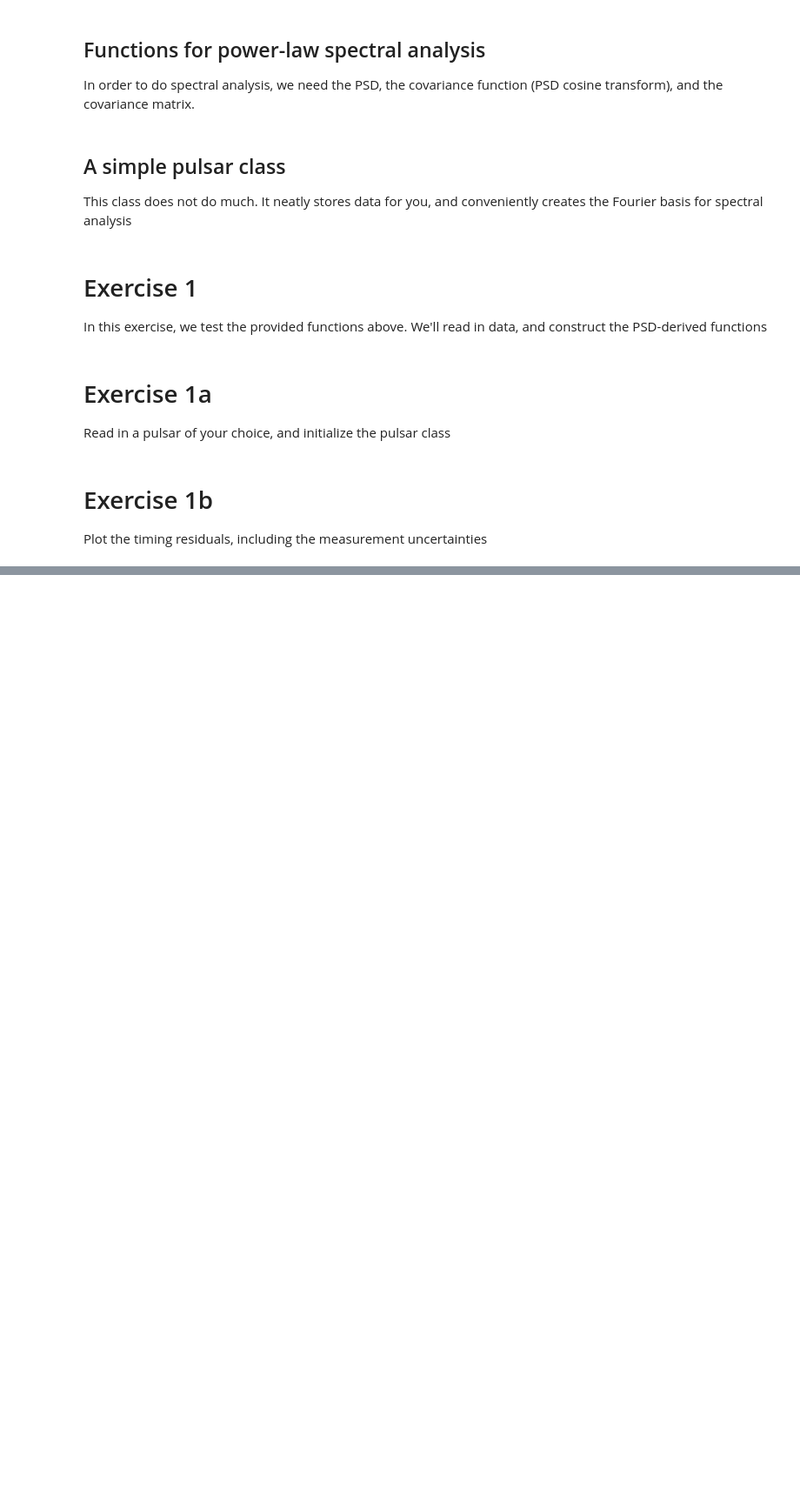
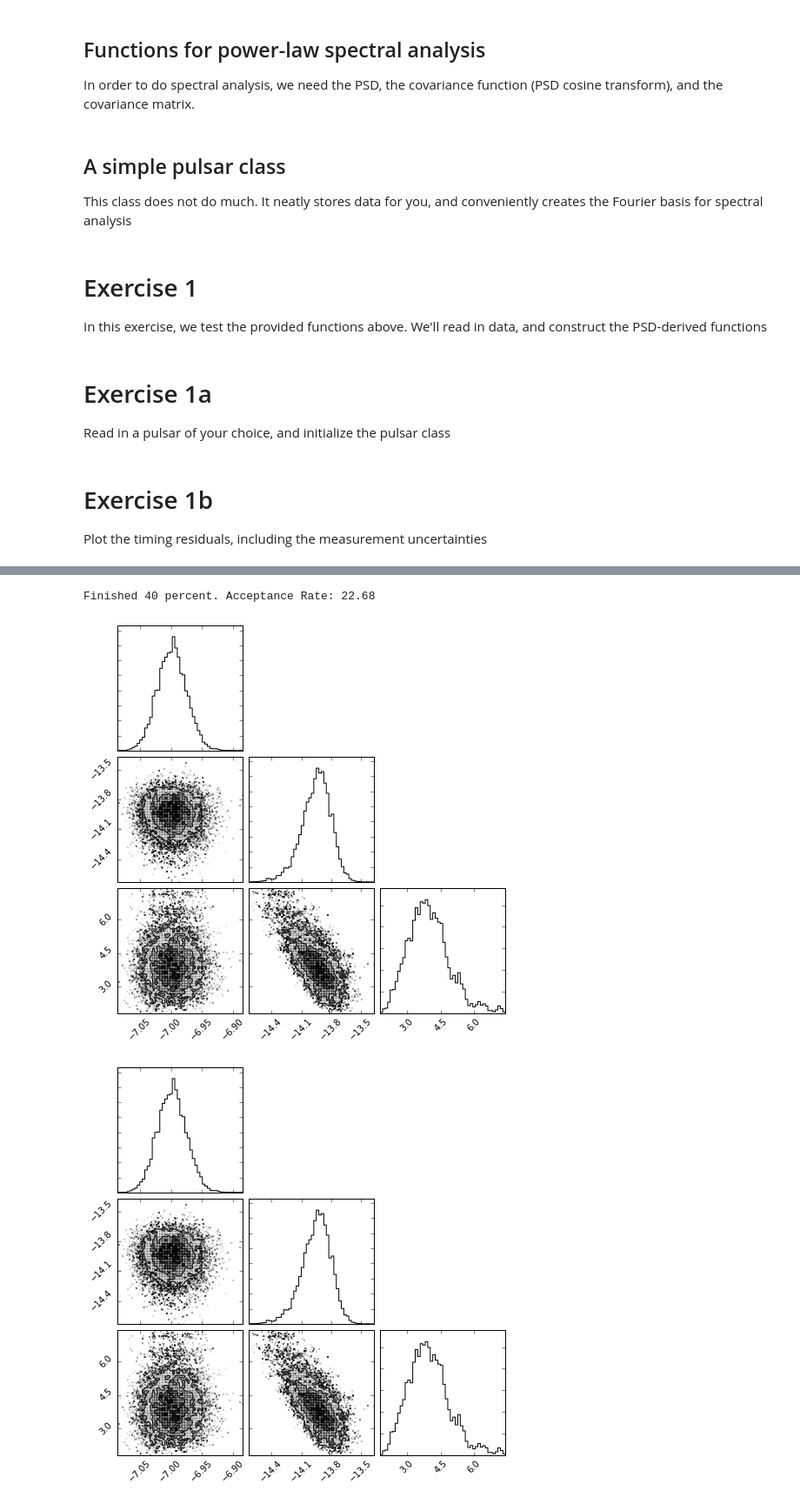
Before and after one commit to nanograv/pulsar_timing_school, a Jupyter notebook: day2/day2.ipynb, the cells around one changed output, grey strips where cells are left out. Shown at 87% size. Saved outputs shown, nothing was run; the diff lists cells and outputs as text; code cells hidden in the pictures; blank space fills up the shorter version.

```diff
--- a/day2/day2.ipynb
+++ b/day2/day2.ipynb
@@ -300,0 +502,27 @@ plt.plot(Ar, np.exp(ll-np.max(ll)))
+# %%
+# Run a simple MCMC on the power-law
+def loglik(x):
+    return pl_loglikelihood(psr, 10**x[0], 10**x[1], x[2])
+
+def logprior(x):
+    rv = 0.0
+    xmin = np.array([-10.0, -18.0, 0.0])
+    xmax = np.array([-4.0, -12.0, 9.0])
+
+    if np.any(x < xmin) or np.any(x > xmax):
+        rv = -np.inf
+
+    return rv
+
+p0 = np.array([-7.0, -14.0, 4.33])
+sigmas = np.array([0.1, 0.1, 0.1])
+sampler = smcmc.SimpleMCMC(loglik, logprior, sigmas)
+# %%
+sampler.sample(p0, 50000)
+# %% [output]
+Finished 40 percent. Acceptance Rate: 22.68
+# %%
+triangle.corner(sampler.chain)
+# %% [output]
+[figure, added]
+[figure, added]
```
Also changed, not shown: parts of 28 cells of this notebook.
